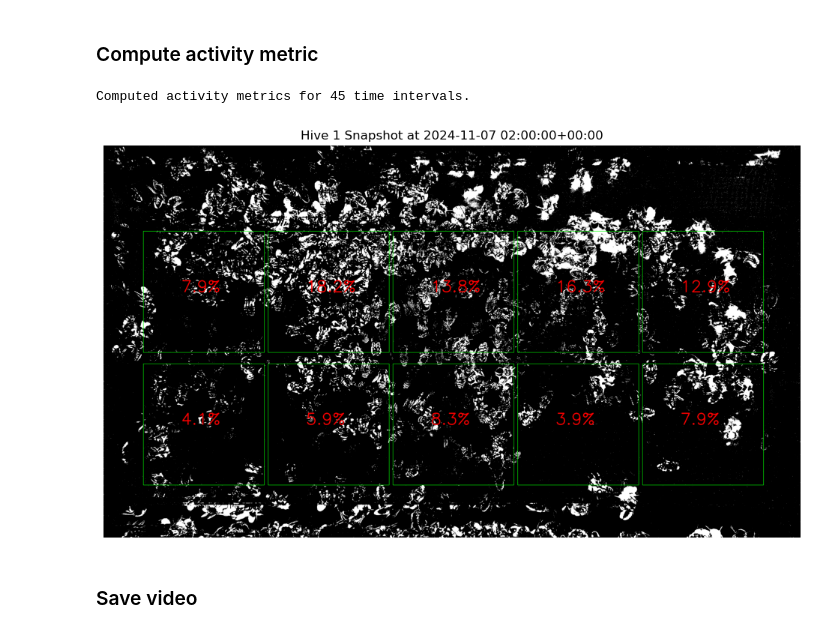
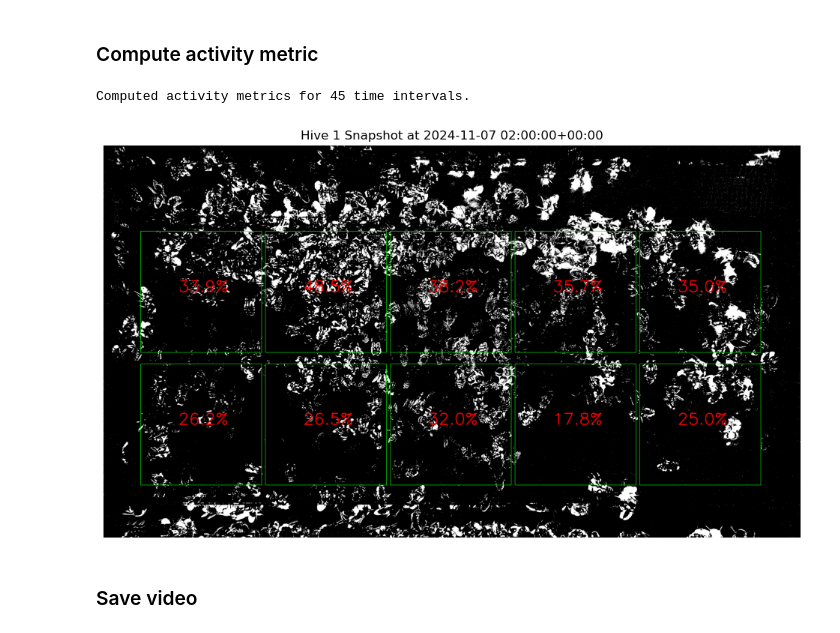
Before and after one commit to epfl-mobots/ObsHive-VisualActivity, a Jupyter notebook: sandbox.ipynb, the cells around one changed output. Cells and saved outputs as stored; diff of their text form; code cells hidden in the pictures.

Commit message:
now use pp_imgs rather than imgs for activity computation
Co-authored-by: Copilot <copilot@github.com>

```diff
--- a/sandbox.ipynb
+++ b/sandbox.ipynb
@@ -102,36 +98,36 @@ activities = []
 for i in range(1, len(hives)):
     hive1 = hives[i-1]
     hive2 = hives[i]
-    activity_metrics = computeActivity(hive1, hive2, threshold=25, verbose=False)
+    activity_metrics = computeHtrsActivity(hive1, hive2, threshold=25, verbose=False)
     activities.append(activity_metrics)
 
 print(f"Computed activity metrics for {len(activities)} time intervals.")
 
 rpi_focus = 2
 ts_focus = 0
 diff_image = images_diffs[ts_focus].imgs[rpi_focus]
 diff_image_rgb = cv2.cvtColor(diff_image, cv2.COLOR_GRAY2BGR)
 htr_pos = images_diffs[ts_focus].htr_pos[rpi_focus]
 _activities = activities[ts_focus]
 # Anotate activiy_values on diff_image
 for htr_id, pos in htr_pos.items():
     x, y = pos[0]
     y += 400  # Offset text position
     x += 250
     activity_value = _activities.activity_values[rpi_focus][htr_id]
     activity_value = str(round(100 * activity_value, 1)) + '%'
     # Put a rectangle around the heaters using pos ((top-left),(bottom-right))
     cv2.rectangle(diff_image_rgb, pos[0], pos[1], (0, 255, 0), 2)
     cv2.putText(diff_image_rgb, activity_value, (x, y), cv2.FONT_HERSHEY_SIMPLEX, 3.5, (255, 0, 0), 5, cv2.LINE_AA)
 
 plt.figure(figsize=(12, 8))
 plt.imshow(diff_image_rgb)
 plt.axis('off')
 plt.title(f"Hive {hive_nb} Snapshot at {hives[0].ts}")
 plt.show()
 # %% [output]
 Computed activity metrics for 45 time intervals.
-[figure, old version]
+[figure, new version]
 # %% [markdown]
 ### Save video
 # %%
```
Also changed, not shown: parts of 2 cells of this notebook, 1 other file.
